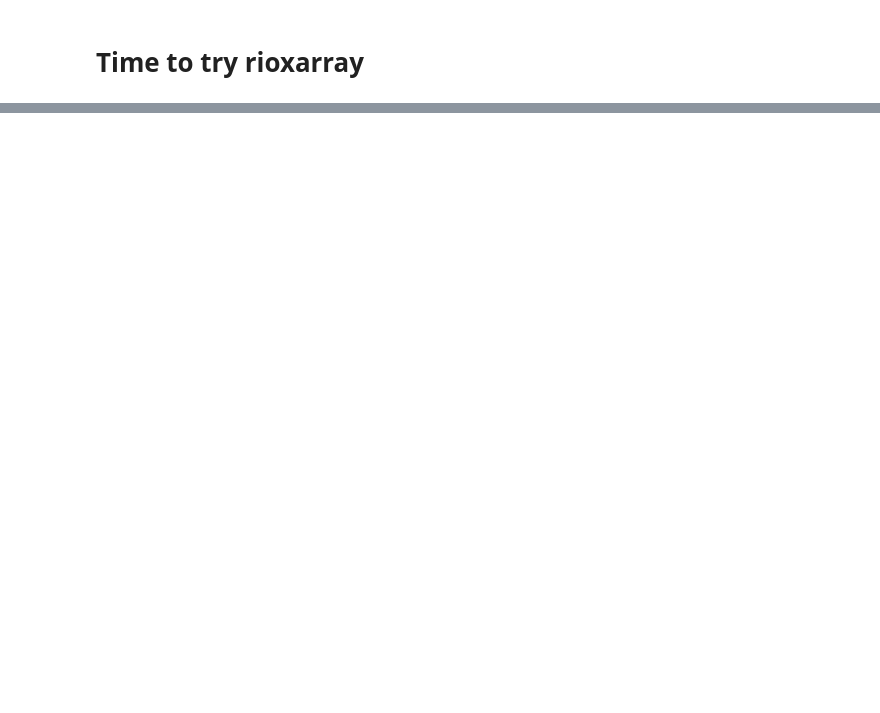
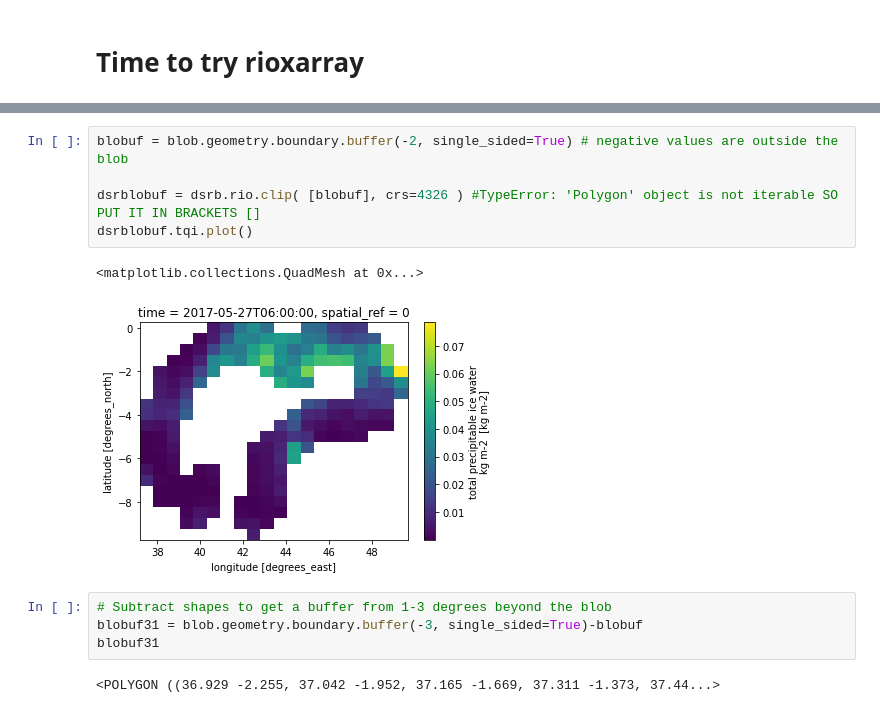
Before and after one commit to snigsam/VaporLakes, a Jupyter notebook: Distance_from_boundary.ipynb, the cells around one changed output, grey strips where cells are left out. Cells and saved outputs as stored; diff of their text form; blank space fills up the shorter version.

```diff
--- a/Distance_from_boundary.ipynb
+++ b/Distance_from_boundary.ipynb
@@ -192,0 +164,14 @@ Type:      method
+# %%
+blobuf = blob.geometry.boundary.buffer(-2, single_sided=True) # negative values are outside the blob
+
+dsrblobuf = dsrb.rio.clip( [blobuf], crs=4326 ) #TypeError: 'Polygon' object is not iterable SO PUT IT IN BRACKETS []
+dsrblobuf.tqi.plot()
+# %% [output]
+<matplotlib.collections.QuadMesh at 0x...>
+[figure, added]
+# %%
+# Subtract shapes to get a buffer from 1-3 degrees beyond the blob
+blobuf31 = blob.geometry.boundary.buffer(-3, single_sided=True)-blobuf
+blobuf31
+# %% [output]
+<POLYGON ((36.929 -2.255, 37.042 -1.952, 37.165 -1.669, 37.311 -1.373, 37.44...>
```
Also changed, not shown: parts of 18 cells of this notebook.
